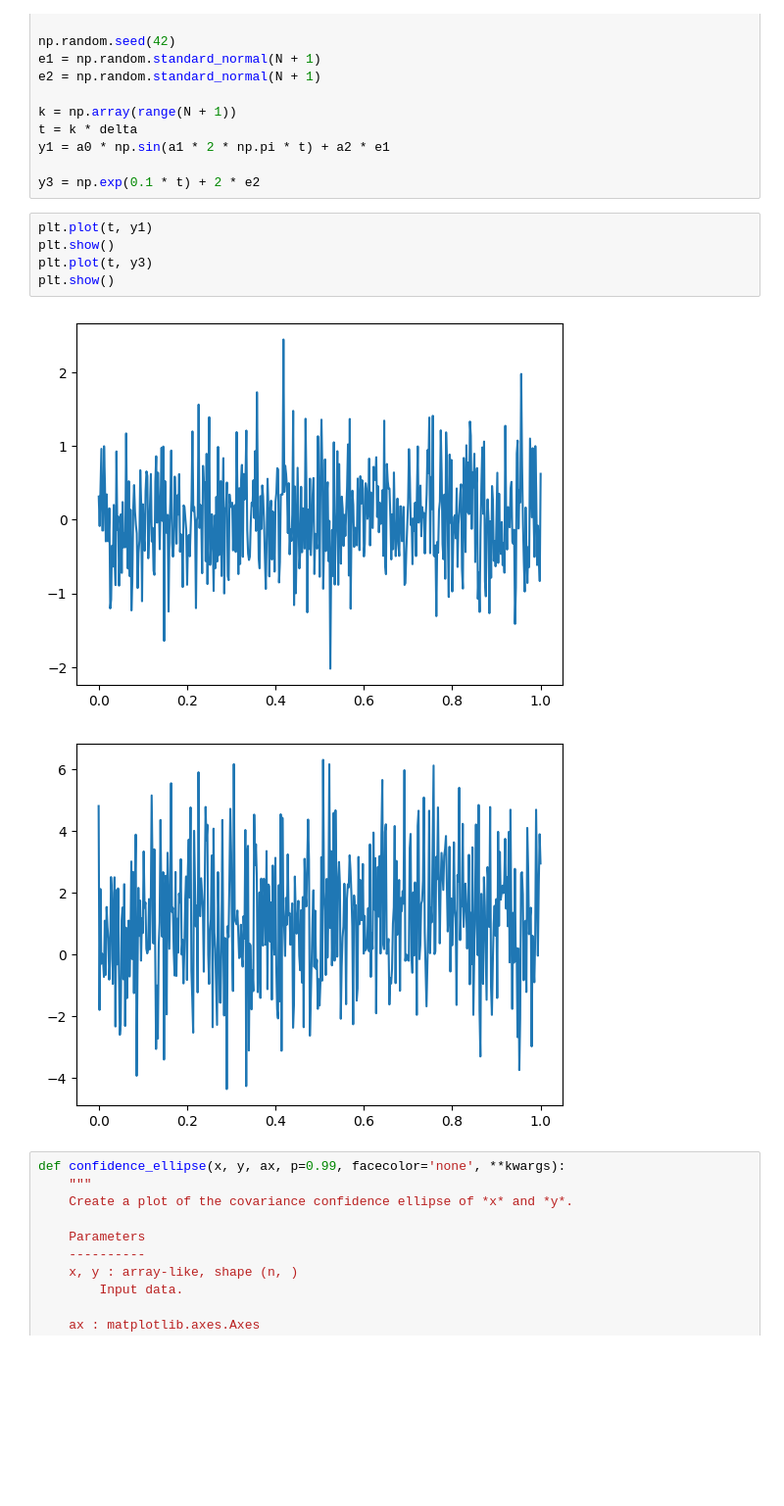
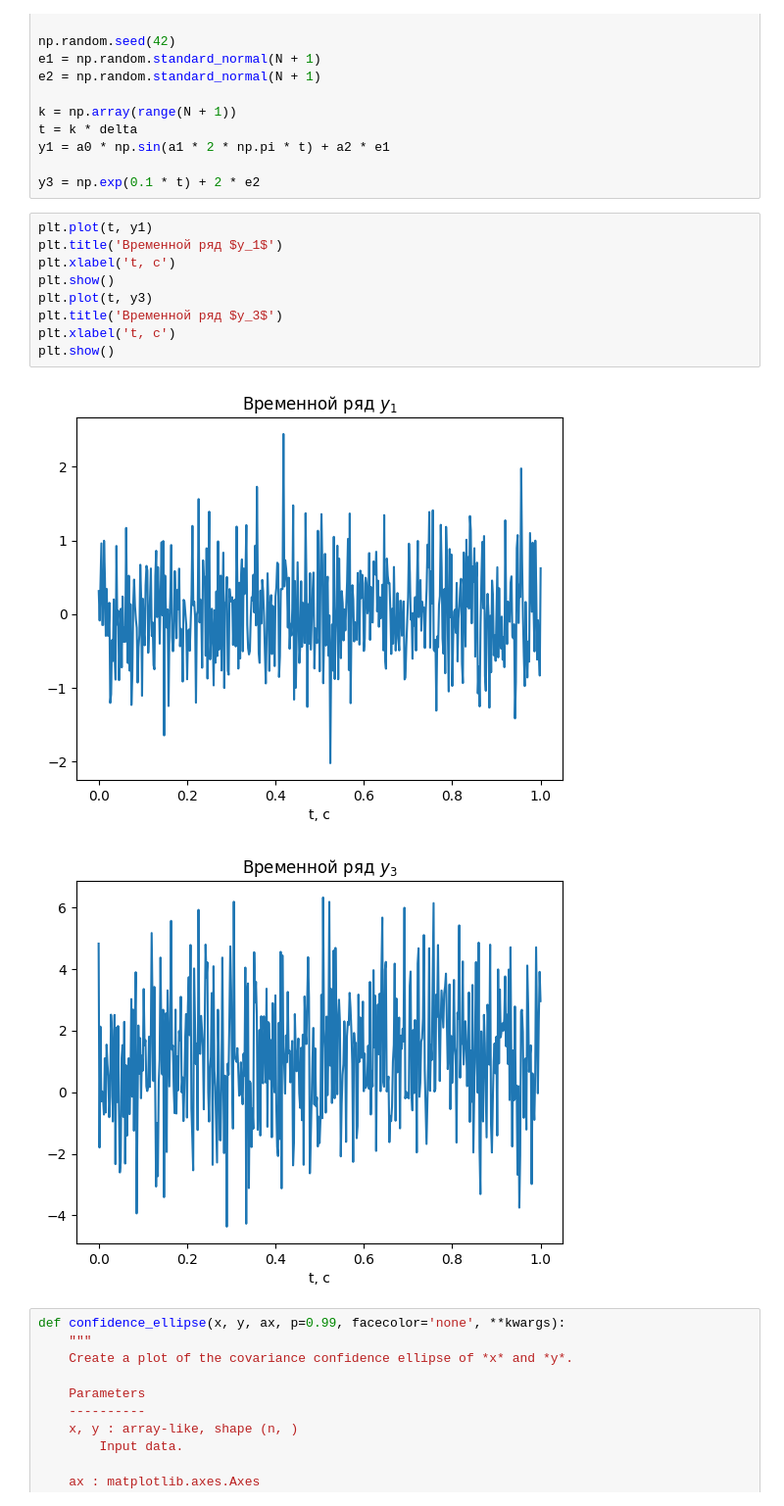
Before and after one commit to ZOaZOaZoa/MAODI, a Jupyter notebook: lab1.ipynb, the cells around one changed output. Shown at 98% size. Saved outputs shown, nothing was run; the diff lists cells and outputs as text; blank space fills up the shorter version.

```diff
--- a/lab1.ipynb
+++ b/lab1.ipynb
@@ -25,12 +25,16 @@ y1 = a0 * np.sin(a1 * 2 * np.pi * t) + a2 * e1
 y3 = np.exp(0.1 * t) + 2 * e2
 # %%
 plt.plot(t, y1)
+plt.title('Временной ряд $y_1$')
+plt.xlabel('t, с')
 plt.show()
 plt.plot(t, y3)
+plt.title('Временной ряд $y_3$')
+plt.xlabel('t, с')
 plt.show()
 # %% [output]
-[figure, old version]
+[figure, new version]
-[figure, old version]
+[figure, new version]
 # %%
 def confidence_ellipse(x, y, ax, p=0.99, facecolor='none', **kwargs):
     """
```
Also changed, not shown: parts of 3 cells of this notebook, 55 other files.
